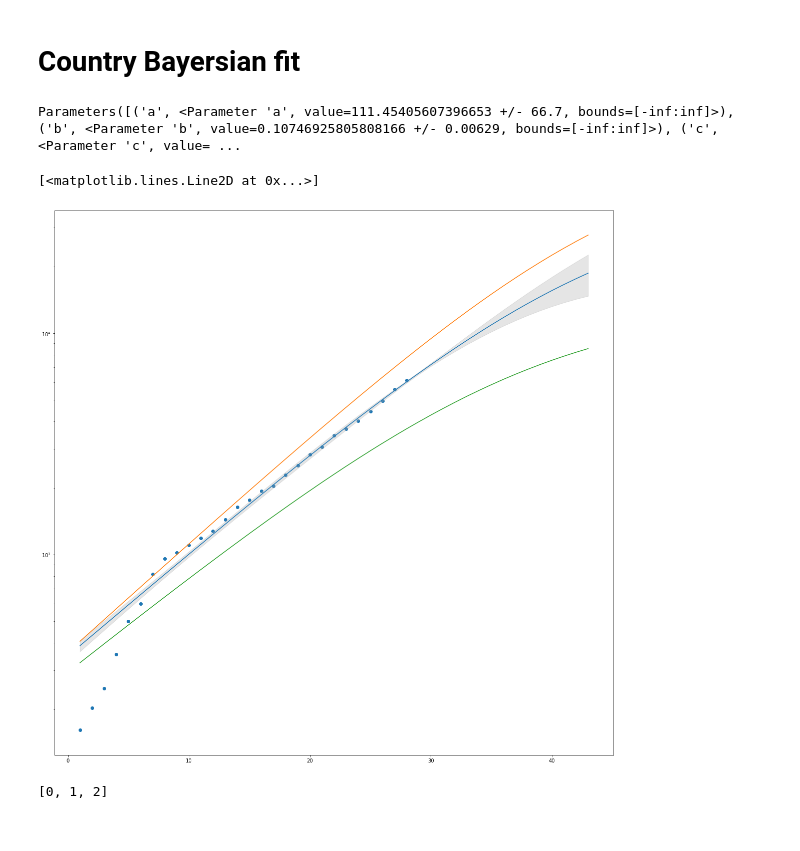
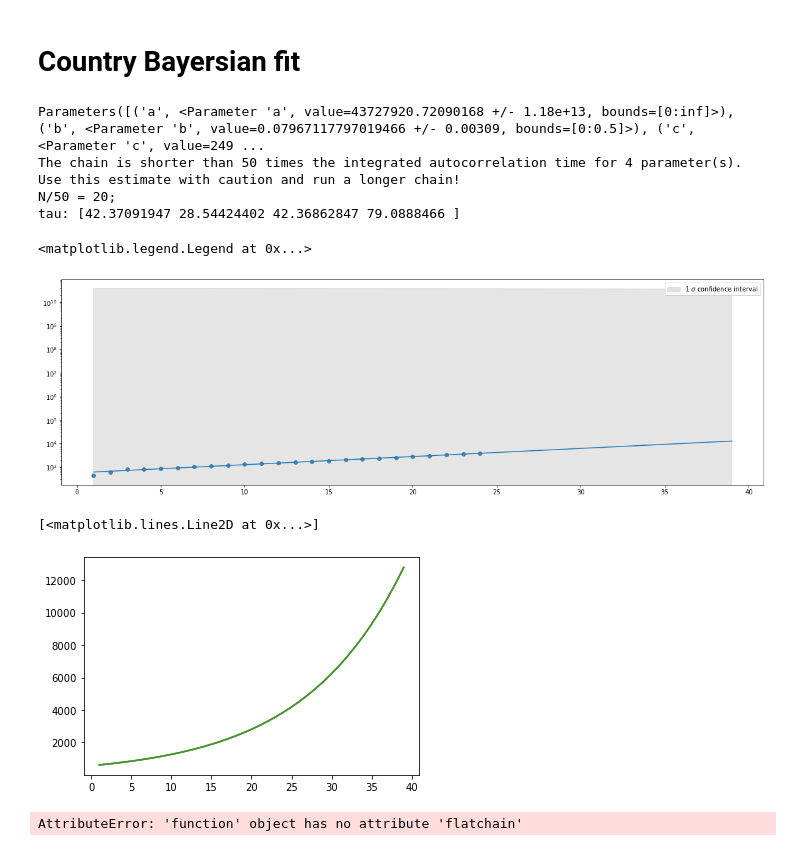
Before and after one commit to JeppeKlitgaard/COVID-19, a Jupyter notebook: COVID_data.ipynb, the cells around one changed output. Cells and saved outputs as stored; diff of their text form; code cells hidden in the pictures.

```diff
--- a/COVID_data.ipynb
+++ b/COVID_data.ipynb
@@ -97,6 +97,9 @@ MIN_REGRESSION_DATAPOINTS = 5
 
 label = 'cases'
 regression_predict_length = 10
+regression_confidence = True
+regression_confidence_levels = range(1, 4)
+fit_method = 'leastsq'
 #countries = 'all'
 countries = ['United Kingdom', 'Italy', 'Spain', 'Denmark', 'Iran', 'Greece', 'US', 'Sweden', 'Austria', 'Germany', 'Norway', 'Japan', 'Australia', 'France', 'China']
 
@@ -113,6 +116,9 @@ else:
 x_days = ts_df.groupby('country').apply(lambda x: get_x_day(x, rchop(label, '_per_1M'), n))
 ts_df = pd.merge(ts_df, x_days.rename('x_day'), on='country')
 ts_df['rel_day'] = ts_df['day'] - ts_df['x_day']
+# %%
+countries = ['Denmark']
+fit_method = 'leastsq'
 # %%
 
 fig, ax = plt.subplots(figsize=(15, 6))
@@ -203,58 +230,62 @@ NameError: name 'new_df' is not defined
 # Country Bayersian fit
 # %%
 import lmfit
-country = 'Sweden'
+country = 'Denmark'
 province_state = 'total'
 label = 'cases'
 regression_predict_length = 15
 log_scale = True
 
 c_df = ts_df.loc[country].query(f'province_state == "{province_state}"')
 
 rel_df = c_df.query('rel_day >= 1')
 # rel_df.plot(x='rel_day', y=label)
 
 model = LogisticModel
-params = model.make_params(a=1000, b=3, c=1000)
-result = model.fit(rel_df[label], params, x=rel_df['rel_day'])
+params = model.make_params(a=1000, b=0.2, c=1000)
+result_1st = model.fit(rel_df[label], params, x=rel_df['rel_day'], method='Nelder', nan_policy='omit')
 print(result.params)
+
+result_1st = result
+emcee_kws = {
+    'steps': 1000,
+    'burn': 300,
+#    'thin': 20,
+    'is_weighted': False,
+    'progress': True
+}
+
+emcee_params = result_1st.params.copy()
+emcee_params.add('__lnsigma', value=np.log(0.1), min=np.log(0.001), max=np.log(2.0))
+
+result_emcee = model.fit(rel_df[label], emcee_params, x=rel_df['rel_day'], method='emcee', nan_policy='omit', fit_kws=emcee_kws)
 
 last_rel_day = rel_df['rel_day'].iloc[-1]
 regression_predict_days = np.arange(last_rel_day + 1, last_rel_day + regression_predict_length + 1)
 
 regression_range = np.append(rel_df['rel_day'].values, regression_predict_days)
 
 # result.plot()
 
-fig, ax = plt.subplots(figsize=(20, 20))
+fig, ax = plt.subplots(figsize=(20, 6))
 if log_scale:
     ax.set_yscale('log')
 
 p = result.params
 
-
-dely1 = result.eval_uncertainty(sigma=1, x=regression_range)
-dely2 = result.eval_uncertainty(sigma=2)
-dely3 = result.eval_uncertainty(sigma=3)
-
 plt.scatter(rel_df['rel_day'], rel_df[label])
 plt.plot(regression_range, model.func(regression_range, p['a'], p['b'], p['c']))
 # Plot confidence intervals
-for i in range(1, 5):
+for i in range(1, 2):
     dely = result.eval_uncertainty(sigma=i, x=regression_range)
-    plt.fill_between(regression_range, model.func(regression_range, p['a'], p['b'], p['c']) + dely, model.func(regression_range, p['a'], p['b'], p['c']) - dely, color='#ABABAB', alpha=0.3)
+    plt.fill_between(regression_range, model.func(regression_range, p['a'], p['b'], p['c']) + dely, model.func(regression_range, p['a'], p['b'], p['c']) - dely, color='#ABABAB', alpha=0.3, label=f'{i} $\sigma$ confidence interval')
 
-plt.plot(regression_range, model.func(regression_range, p['a'] + p['a'].stderr, p['b'] + p['b'].stderr, p['c'] + p['c'].stderr))
-plt.plot(regression_range, model.func(regression_range, p['a'] - p['a'].stderr,  p['b'] - p['b'].stderr, p['c'] - p['c'].stderr))
-# plt.plot(regression_range, model.func(regression_range, p['a'] + 2 * p['a'].stderr, p['b'] + 2 * p['b'].stderr, p['c'] + 2 * p['c'].stderr))
-# plt.plot(regression_range, model.func(regression_range, p['a'] - 2 * p['a'].stderr,  p['b'] - 2 *p['b'].stderr, p['c'] - 2 * p['c'].stderr))
-
+plt.legend()
 #e_result = result.emcee()
 # %% [output]
-Parameters([('a', <Parameter 'a', value=111.45405607396653 +/- 66.7, bounds=[-inf:inf]>), ('b', <Parameter 'b', value=0.10746925805808166 +/- 0.00629, bounds=[-inf:inf]>), ('c', <Parameter 'c', value= ...
+Parameters([('a', <Parameter 'a', value=43727920.72090168 +/- 1.18e+13, bounds=[0:inf]>), ('b', <Parameter 'b', value=0.07967117797019466 +/- 0.00309, bounds=[0:0.5]>), ('c', <Parameter 'c', value=249 ...
+The chain is shorter than 50 times the integrated autocorrelation time for 4 parameter(s). Use this estimate with caution and run a longer chain!
+N/50 = 20;
+tau: [42.37091947 28.54424402 42.36862847 79.0888466 ]
-[<matplotlib.lines.Line2D at 0x...>]
+<matplotlib.legend.Legend at 0x...>
-[figure, old version]
+[figure, new version]
-# %%
-list(range(3))
-# %% [output]
-[0, 1, 2]
@@ -260,0 +297,11 @@ list(range(3))
+# %%
+plt.plot(regression_range, model.func(regression_range, p['a'], p['b'], p['c']))
+plt.plot(regression_range, model.func(regression_range, p['a'], p['b'] + sigma1, p['c']))
+plt.plot(regression_range, model.func(regression_range, p['a'], p['b'] - sigma1, p['c']))
+# %% [output]
+[<matplotlib.lines.Line2D at 0x...>]
+[figure, added]
+# %%
+np.percentile(result.emcee.flatchain['t1'])
+# %% [output]
+AttributeError: 'function' object has no attribute 'flatchain'
```
Also changed, not shown: parts of 4 cells of this notebook, 1 other file.
